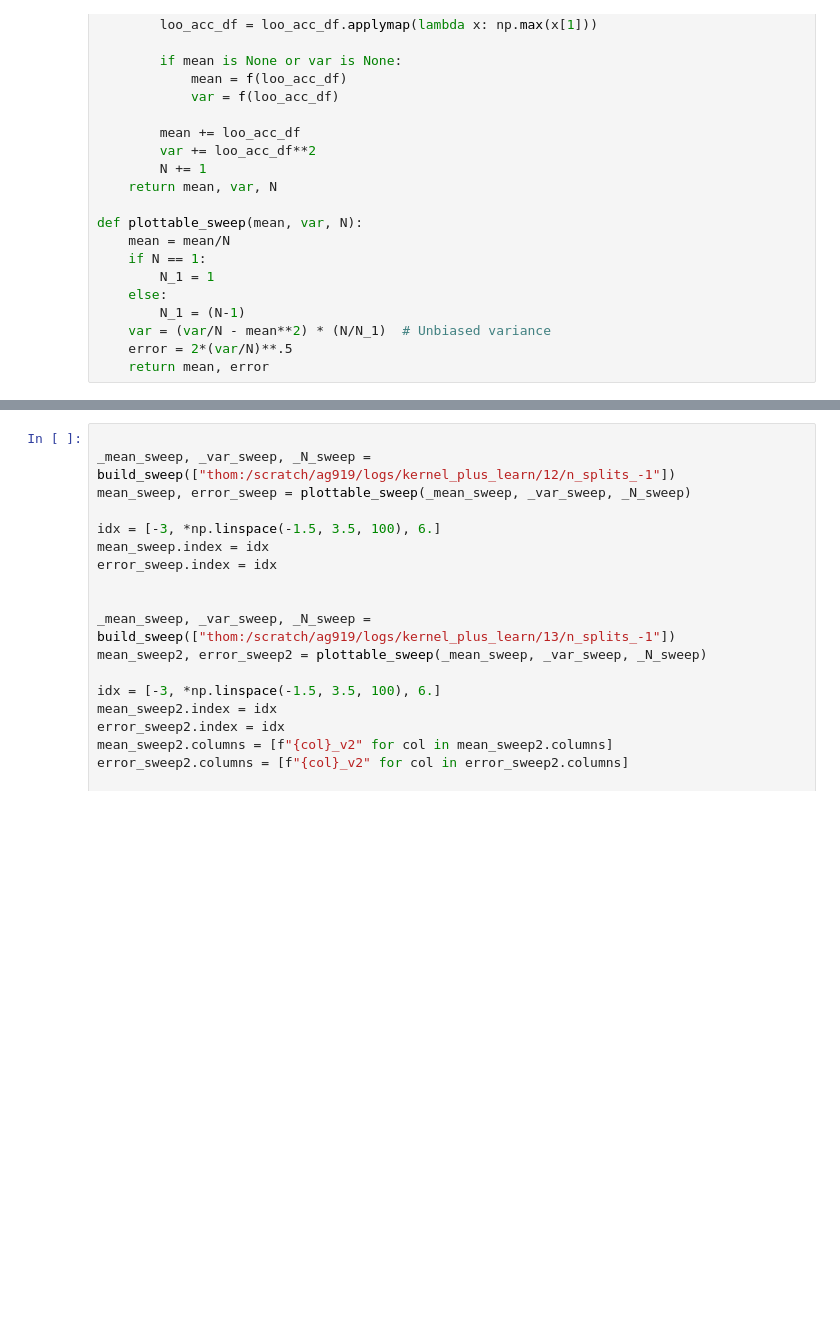
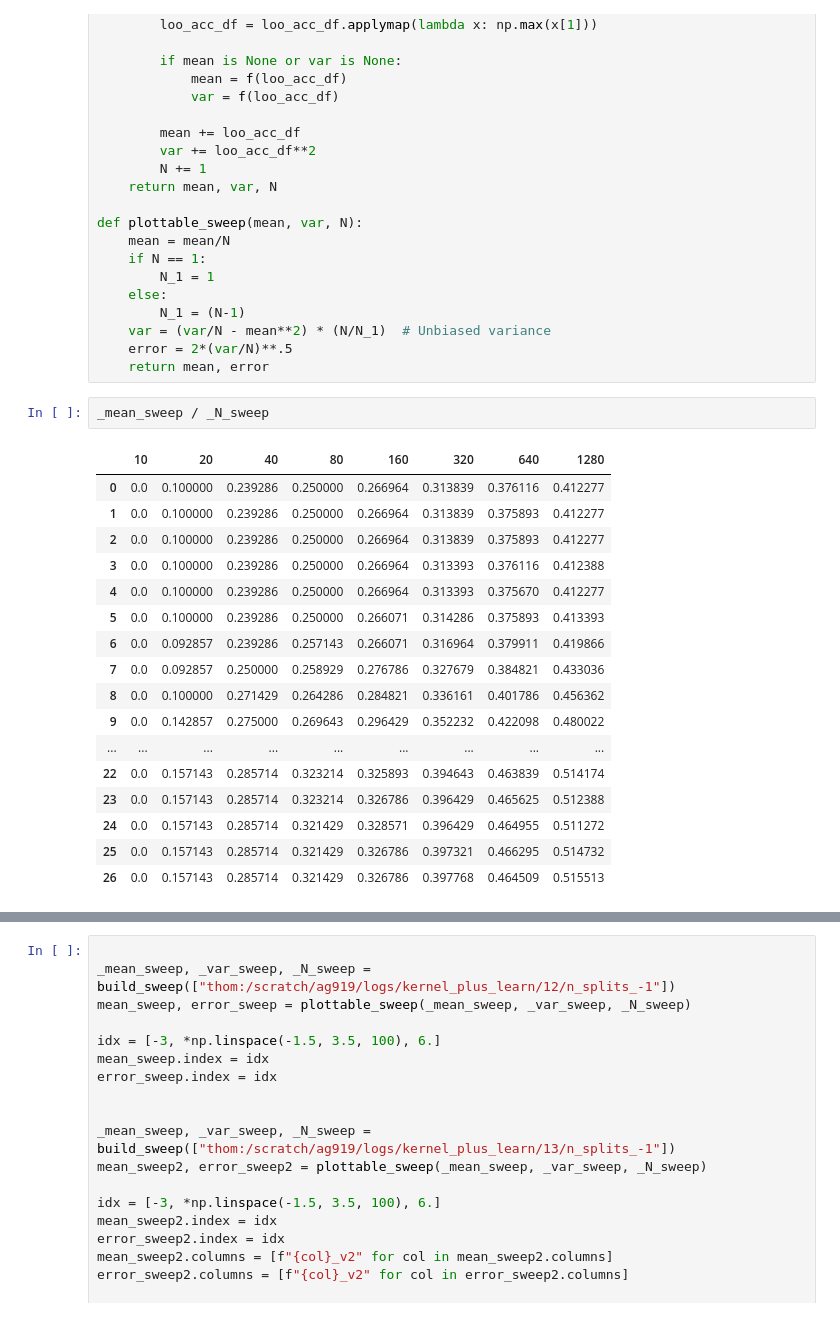
Before and after one commit to rhaps0dy/cnn-limits, a Jupyter notebook: notebooks/Low data plots.ipynb, the cells around one changed output, grey strips where cells are left out. Saved outputs shown, nothing was run; the diff lists cells and outputs as text; blank space fills up the shorter version.

```diff
--- a/notebooks/Low data plots.ipynb
+++ b/notebooks/Low data plots.ipynb
@@ -440,6 +440,26 @@ def plottable_sweep(mean, var, N):
     var = (var/N - mean**2) * (N/N_1)  # Unbiased variance
     error = 2*(var/N)**.5
     return mean, error
+# %%
+_mean_sweep / _N_sweep
+# %% [output]
+|  | 10 | 20 | 40 | 80 | 160 | 320 | 640 | 1280 |
+| 0 | 0.0 | 0.100000 | 0.239286 | 0.250000 | 0.266964 | 0.313839 | 0.376116 | 0.412277 |
+| 1 | 0.0 | 0.100000 | 0.239286 | 0.250000 | 0.266964 | 0.313839 | 0.375893 | 0.412277 |
+| 2 | 0.0 | 0.100000 | 0.239286 | 0.250000 | 0.266964 | 0.313839 | 0.375893 | 0.412277 |
+| 3 | 0.0 | 0.100000 | 0.239286 | 0.250000 | 0.266964 | 0.313393 | 0.376116 | 0.412388 |
+| 4 | 0.0 | 0.100000 | 0.239286 | 0.250000 | 0.266964 | 0.313393 | 0.375670 | 0.412277 |
+| 5 | 0.0 | 0.100000 | 0.239286 | 0.250000 | 0.266071 | 0.314286 | 0.375893 | 0.413393 |
+| 6 | 0.0 | 0.092857 | 0.239286 | 0.257143 | 0.266071 | 0.316964 | 0.379911 | 0.419866 |
+| 7 | 0.0 | 0.092857 | 0.250000 | 0.258929 | 0.276786 | 0.327679 | 0.384821 | 0.433036 |
+| 8 | 0.0 | 0.100000 | 0.271429 | 0.264286 | 0.284821 | 0.336161 | 0.401786 | 0.456362 |
+| 9 | 0.0 | 0.142857 | 0.275000 | 0.269643 | 0.296429 | 0.352232 | 0.422098 | 0.480022 |
+| ... | ... | ... | ... | ... | ... | ... | ... | ... |
+| 22 | 0.0 | 0.157143 | 0.285714 | 0.323214 | 0.325893 | 0.394643 | 0.463839 | 0.514174 |
+| 23 | 0.0 | 0.157143 | 0.285714 | 0.323214 | 0.326786 | 0.396429 | 0.465625 | 0.512388 |
+| 24 | 0.0 | 0.157143 | 0.285714 | 0.321429 | 0.328571 | 0.396429 | 0.464955 | 0.511272 |
+| 25 | 0.0 | 0.157143 | 0.285714 | 0.321429 | 0.326786 | 0.397321 | 0.466295 | 0.514732 |
+| 26 | 0.0 | 0.157143 | 0.285714 | 0.321429 | 0.326786 | 0.397768 | 0.464509 | 0.515513 |
 # %%
 fullticks = [
     "gauss:/scratch/ag919/logs/kernel_plus_learn/5/n_splits_4",
```
Also changed, not shown: parts of 10 cells of this notebook, 12 other files.
